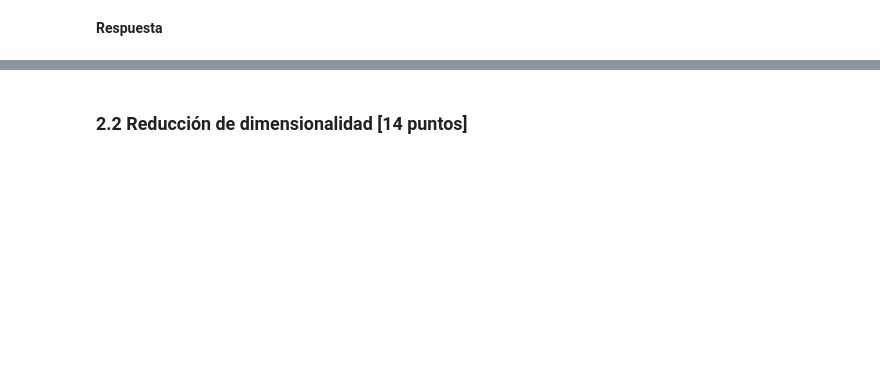
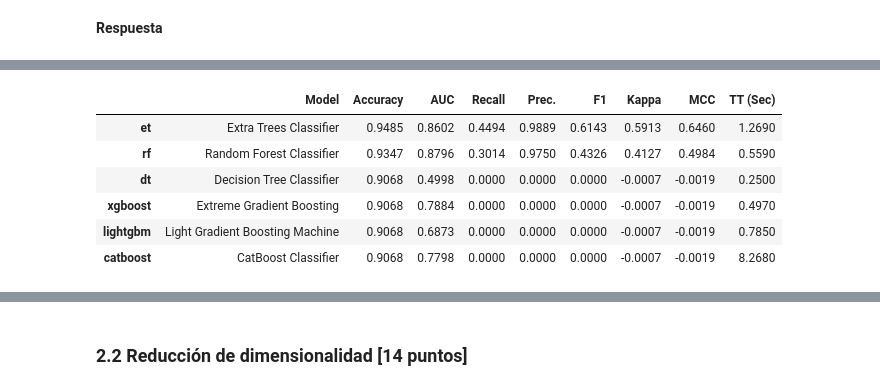
Before and after one commit to BenjaminAnguloCaro/MDS7202, a Jupyter notebook: Lab_7_enunciado.ipynb, the cells around one changed output, grey strips where cells are left out. Cells and saved outputs as stored; diff of their text form; code cells hidden in the pictures; blank space fills up the shorter version.

```diff
--- a/Lab_7_enunciado.ipynb
+++ b/Lab_7_enunciado.ipynb
@@ -437,0 +483,4 @@ Después de alcanzar la fama como cantante urbano, Jere Klein decide explorar un
+# %%
+# et es el mejor
+best_model = compare_models(include = ['et', 'rf', 'dt', 'xgboost', 'lightgbm', 'catboost'], sort='F1')
+# %% [output]
@@ -437,0 +488,7 @@ Después de alcanzar la fama como cantante urbano, Jere Klein decide explorar un
+|  | Model | Accuracy | AUC | Recall | Prec. | F1 | Kappa | MCC | TT (Sec) |
+| et | Extra Trees Classifier | 0.9485 | 0.8602 | 0.4494 | 0.9889 | 0.6143 | 0.5913 | 0.6460 | 1.2690 |
+| rf | Random Forest Classifier | 0.9347 | 0.8796 | 0.3014 | 0.9750 | 0.4326 | 0.4127 | 0.4984 | 0.5590 |
+| dt | Decision Tree Classifier | 0.9068 | 0.4998 | 0.0000 | 0.0000 | 0.0000 | -0.0007 | -0.0019 | 0.2500 |
+| xgboost | Extreme Gradient Boosting | 0.9068 | 0.7884 | 0.0000 | 0.0000 | 0.0000 | -0.0007 | -0.0019 | 0.4970 |
+| lightgbm | Light Gradient Boosting Machine | 0.9068 | 0.6873 | 0.0000 | 0.0000 | 0.0000 | -0.0007 | -0.0019 | 0.7850 |
+| catboost | CatBoost Classifier | 0.9068 | 0.7798 | 0.0000 | 0.0000 | 0.0000 | -0.0007 | -0.0019 | 8.2680 |
```
Also changed, not shown: parts of 11 cells of this notebook.
